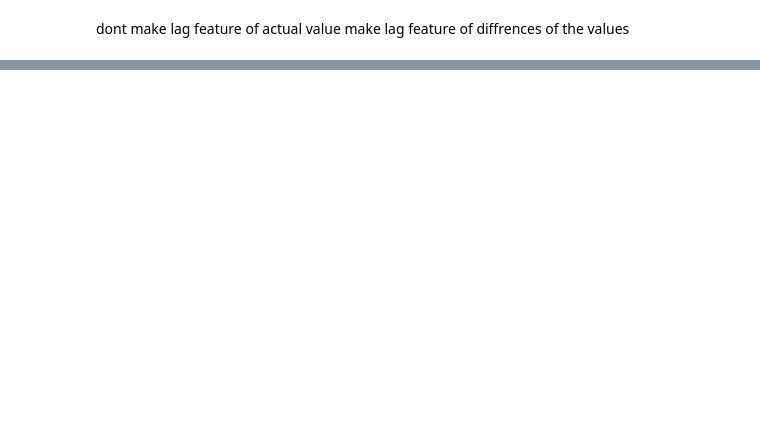
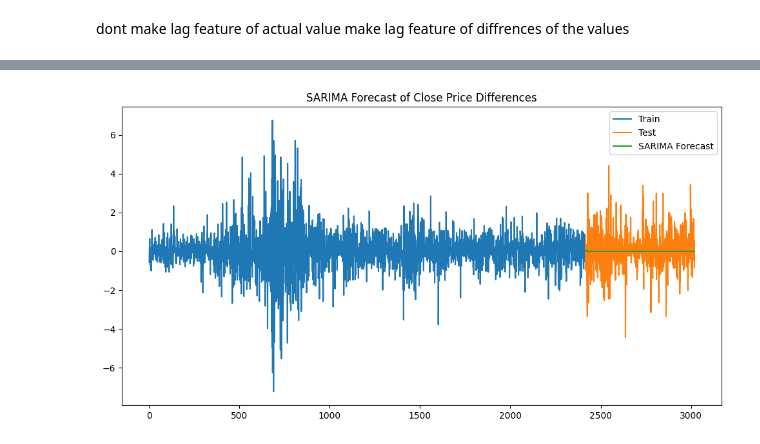
Before and after one commit to vajradevam/minorproject, a Jupyter notebook: src/amit_3747/test.ipynb, the cells around one changed output, grey strips where cells are left out. Drawn from its saved outputs; the diff is of its cells as text; code cells hidden in the pictures; blank space fills up the shorter version.

```diff
--- a/src/amit_3747/test.ipynb
+++ b/src/amit_3747/test.ipynb
@@ -130,0 +132,5 @@ Accuracy: 0.47
+# %%
+model_sarima = SARIMAX(train, order=(1, 0, 1), seasonal_order=(1, 0, 1, 12))
+model_sarima_fit = model_sarima.fit(disp=False)
+# %%
+forecast_sarima = model_sarima_fit.forecast(steps=len(test))
@@ -130,0 +142,10 @@ Accuracy: 0.47
+# %%
+plt.figure(figsize=(12, 6))
+plt.plot(train.index, train, label='Train')
+plt.plot(test.index, test, label='Test')
+plt.plot(test.index, forecast_sarima, label='SARIMA Forecast')
+plt.title("SARIMA Forecast of Close Price Differences")
+plt.legend()
+plt.show()
+# %% [output]
+[figure, added]
```
Also changed, not shown: parts of 44 cells of this notebook, 2 other files.
